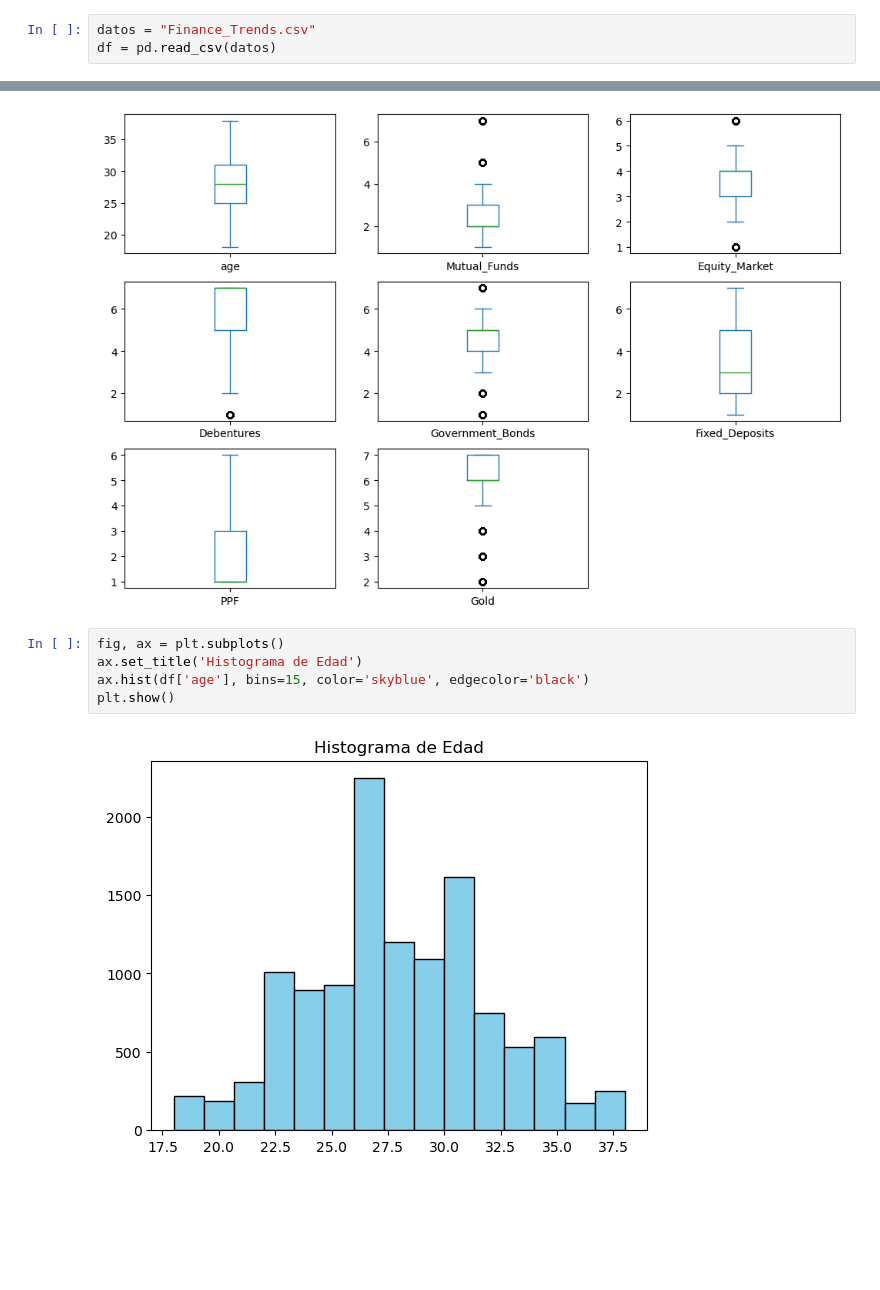
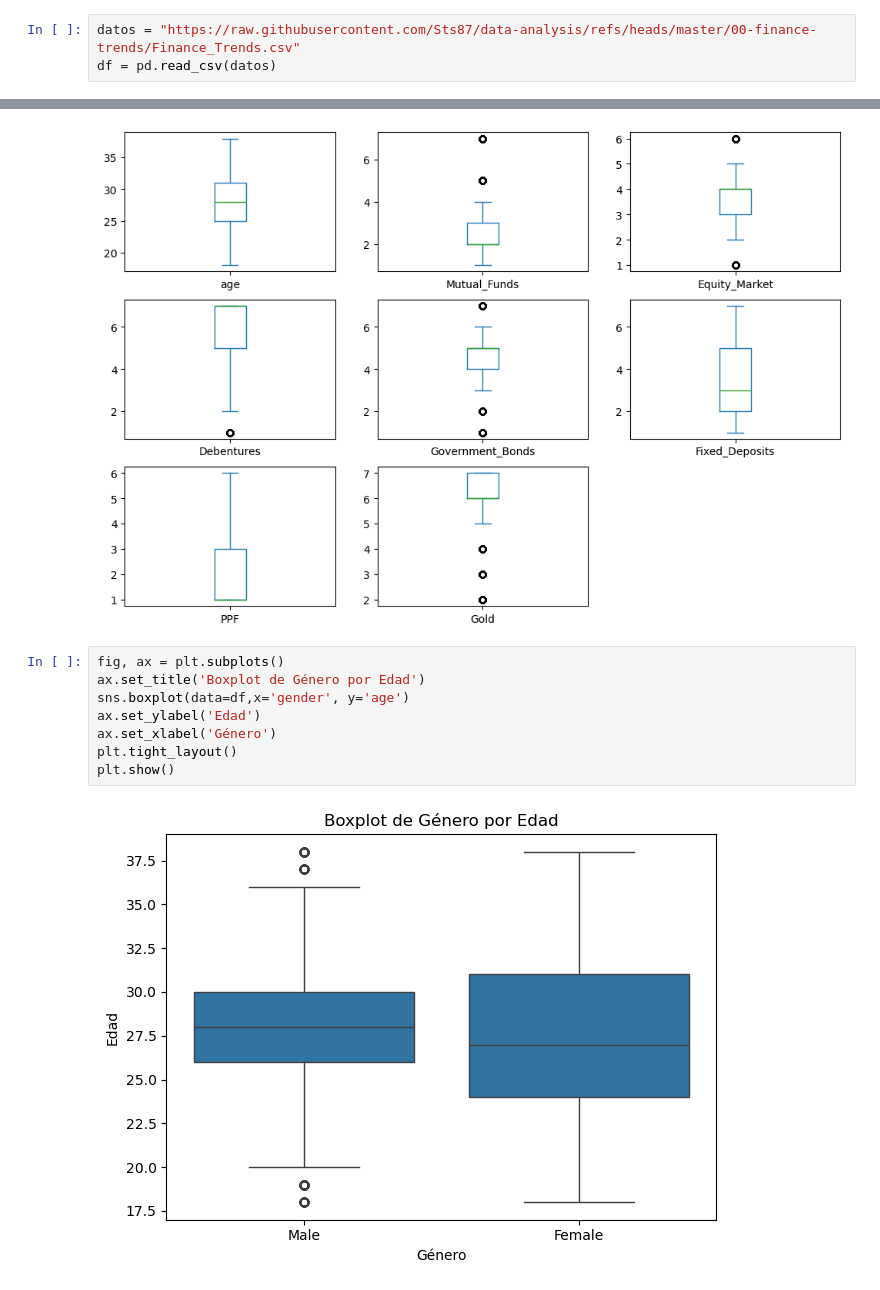
Before and after one commit to Sts87/data-analysis, a Jupyter notebook: 00-finance-trends/finance_trends.ipynb, the cells around one changed output, grey strips where cells are left out. Drawn from its saved outputs; the diff is of its cells as text; blank space fills up the shorter version.

Commit message:
analizar y visualizar preferencias de instrumentos financieros

```diff
--- a/00-finance-trends/finance_trends.ipynb
+++ b/00-finance-trends/finance_trends.ipynb
@@ -9,5 +10,5 @@ import matplotlib.pyplot as plt
 # %%
-datos = "Finance_Trends.csv"
+datos = "https://raw.githubusercontent.com/Sts87/data-analysis/refs/heads/master/00-finance-trends/Finance_Trends.csv"
 df = pd.read_csv(datos)
 # %%
 df.head(5)
@@ -146,8 +147,11 @@ dtype: object
 [figure]
 # %%
 fig, ax = plt.subplots()
-ax.set_title('Histograma de Edad')
-ax.hist(df['age'], bins=15, color='skyblue', edgecolor='black')
+ax.set_title('Boxplot de Género por Edad')
+sns.boxplot(data=df,x='gender', y='age')
+ax.set_ylabel('Edad')
+ax.set_xlabel('Género')
+plt.tight_layout()
 plt.show()
 # %% [output]
-[figure, old version]
+[figure, new version]
```
Also changed, not shown: parts of 6 cells of this notebook.
